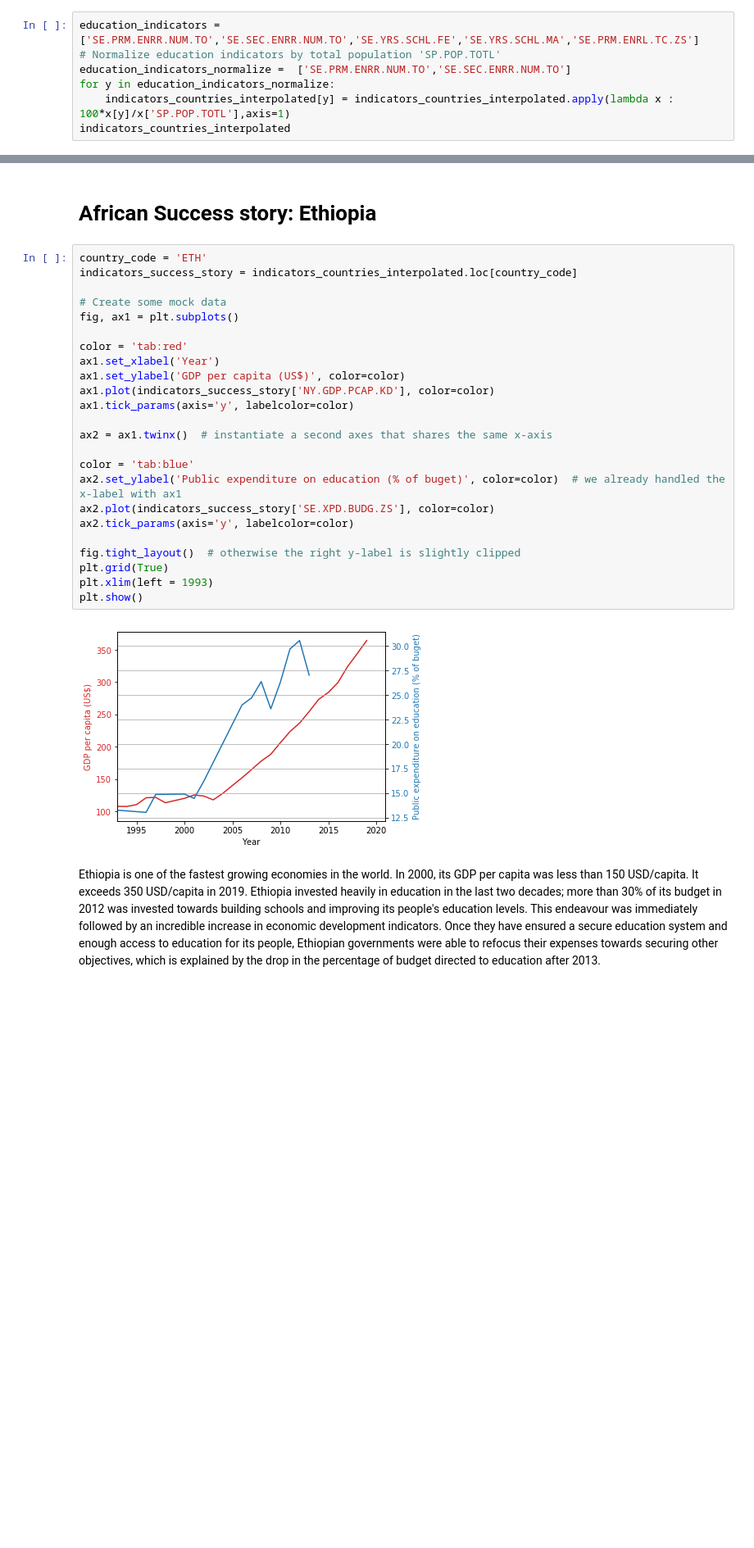
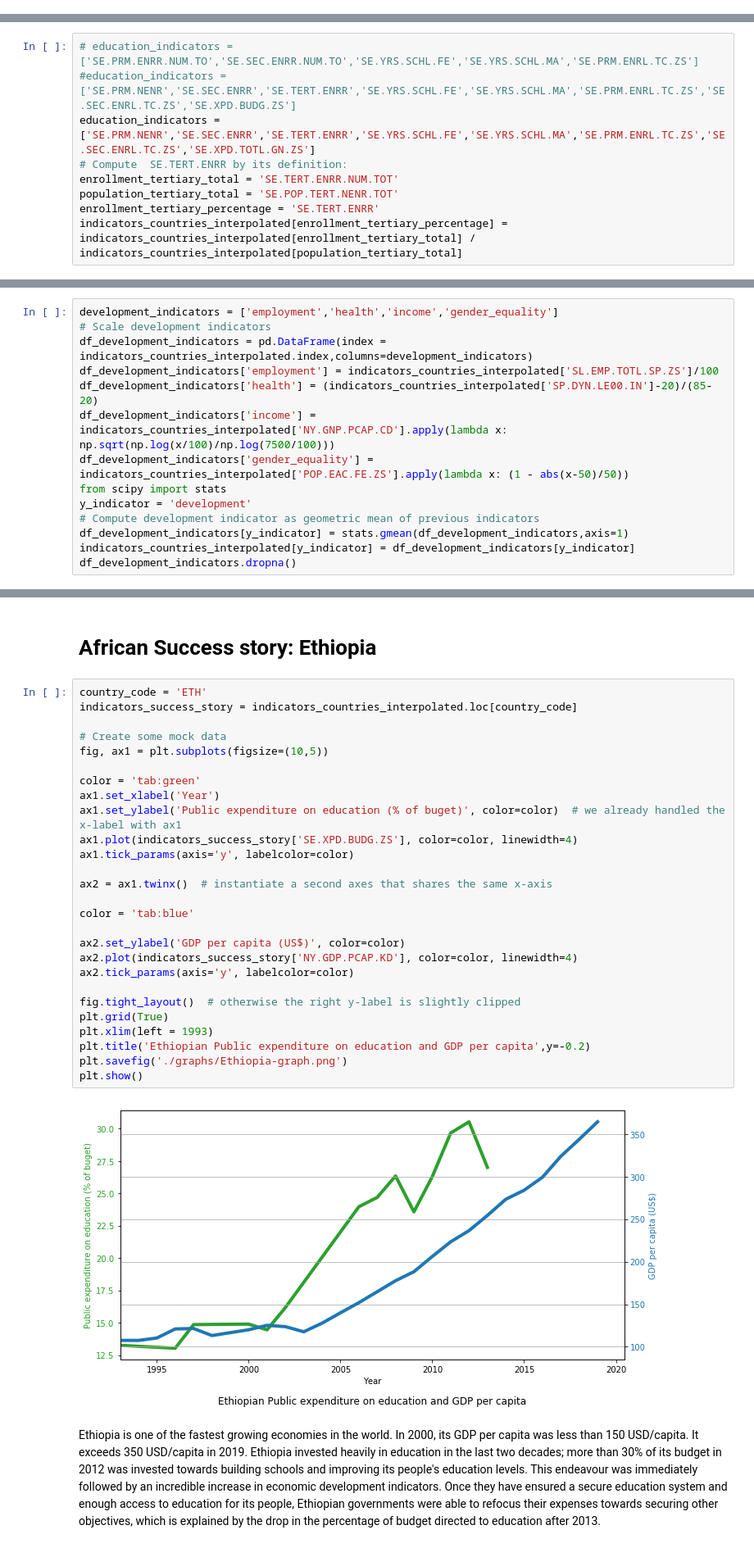
Before and after one commit to GhaliAmir/Education-In-Africa, a Jupyter notebook: Project.ipynb, the cells around one changed output, grey strips where cells are left out. Shown at 82% size. Saved outputs shown, nothing was run; the diff lists cells and outputs as text; blank space fills up the shorter version.

```diff
--- a/Project.ipynb
+++ b/Project.ipynb
@@ -850,7 +828,0 @@ and we normalized the total primary and secondary enrollment indicators with ref
-# %%
-education_indicators = ['SE.PRM.ENRR.NUM.TO','SE.SEC.ENRR.NUM.TO','SE.YRS.SCHL.FE','SE.YRS.SCHL.MA','SE.PRM.ENRL.TC.ZS']
-# Normalize education indicators by total population 'SP.POP.TOTL'
-education_indicators_normalize =  ['SE.PRM.ENRR.NUM.TO','SE.SEC.ENRR.NUM.TO']
-for y in education_indicators_normalize:
-    indicators_countries_interpolated[y] = indicators_countries_interpolated.apply(lambda x : 100*x[y]/x['SP.POP.TOTL'],axis=1)
-indicators_countries_interpolated
@@ -872,3 +848,12 @@ indicators_countries_interpolated
+# %%
+# education_indicators = ['SE.PRM.ENRR.NUM.TO','SE.SEC.ENRR.NUM.TO','SE.YRS.SCHL.FE','SE.YRS.SCHL.MA','SE.PRM.ENRL.TC.ZS']
+#education_indicators = ['SE.PRM.NENR','SE.SEC.ENRR','SE.TERT.ENRR','SE.YRS.SCHL.FE','SE.YRS.SCHL.MA','SE.PRM.ENRL.TC.ZS','SE.SEC.ENRL.TC.ZS','SE.XPD.BUDG.ZS']
+education_indicators = ['SE.PRM.NENR','SE.SEC.ENRR','SE.TERT.ENRR','SE.YRS.SCHL.FE','SE.YRS.SCHL.MA','SE.PRM.ENRL.TC.ZS','SE.SEC.ENRL.TC.ZS','SE.XPD.TOTL.GN.ZS']
+# Compute  SE.TERT.ENRR by its definition:
+enrollment_tertiary_total = 'SE.TERT.ENRR.NUM.TOT'
+population_tertiary_total = 'SE.POP.TERT.NENR.TOT'
+enrollment_tertiary_percentage = 'SE.TERT.ENRR'
+indicators_countries_interpolated[enrollment_tertiary_percentage] = indicators_countries_interpolated[enrollment_tertiary_total] / indicators_countries_interpolated[population_tertiary_total]
 # %%
 # compare number of occurence for indicators before and after interpolation
 ind_by_occurence_interpolated = pd.DataFrame(indicators_countries_interpolated.notna().sum(),columns=['Occurence_after_interpolation']).reset_index()
@@ -893,0 +889,14 @@ ind_by_occurence_trimmed.to_csv('./data/Indicators_not_nan.csv', sep='\t')
+# %%
+development_indicators = ['employment','health','income','gender_equality']
+# Scale development indicators
+df_development_indicators = pd.DataFrame(index = indicators_countries_interpolated.index,columns=development_indicators)
+df_development_indicators['employment'] = indicators_countries_interpolated['SL.EMP.TOTL.SP.ZS']/100
+df_development_indicators['health'] = (indicators_countries_interpolated['SP.DYN.LE00.IN']-20)/(85-20)
+df_development_indicators['income'] = indicators_countries_interpolated['NY.GNP.PCAP.CD'].apply(lambda x: np.sqrt(np.log(x/100)/np.log(7500/100)))
+df_development_indicators['gender_equality'] = indicators_countries_interpolated['POP.EAC.FE.ZS'].apply(lambda x: (1 - abs(x-50)/50))
+from scipy import stats
+y_indicator = 'development'
+# Compute development indicator as geometric mean of previous indicators
+df_development_indicators[y_indicator] = stats.gmean(df_development_indicators,axis=1)
+indicators_countries_interpolated[y_indicator] = df_development_indicators[y_indicator]
+df_development_indicators.dropna()
@@ -1042,29 +1076,32 @@ m_afr_y_pred
 # %%
 country_code = 'ETH'
 indicators_success_story = indicators_countries_interpolated.loc[country_code]
 
 # Create some mock data
-fig, ax1 = plt.subplots()
+fig, ax1 = plt.subplots(figsize=(10,5))
 
-color = 'tab:red'
+color = 'tab:green'
 ax1.set_xlabel('Year')
-ax1.set_ylabel('GDP per capita (US$)', color=color)
-ax1.plot(indicators_success_story['NY.GDP.PCAP.KD'], color=color)
+ax1.set_ylabel('Public expenditure on education (% of buget)', color=color)  # we already handled the x-label with ax1
+ax1.plot(indicators_success_story['SE.XPD.BUDG.ZS'], color=color, linewidth=4)
 ax1.tick_params(axis='y', labelcolor=color)
 
 ax2 = ax1.twinx()  # instantiate a second axes that shares the same x-axis
 
 color = 'tab:blue'
-ax2.set_ylabel('Public expenditure on education (% of buget)', color=color)  # we already handled the x-label with ax1
-ax2.plot(indicators_success_story['SE.XPD.BUDG.ZS'], color=color)
+
+ax2.set_ylabel('GDP per capita (US$)', color=color)
+ax2.plot(indicators_success_story['NY.GDP.PCAP.KD'], color=color, linewidth=4)
 ax2.tick_params(axis='y', labelcolor=color)
 
 fig.tight_layout()  # otherwise the right y-label is slightly clipped
 plt.grid(True)
 plt.xlim(left = 1993)
+plt.title('Ethiopian Public expenditure on education and GDP per capita',y=-0.2)
+plt.savefig('./graphs/Ethiopia-graph.png')
 plt.show()
 # %% [output]
-[figure, old version]
+[figure, new version]
 # %% [markdown]
 Ethiopia is one of the fastest growing economies in the world. In 2000, its GDP per capita was less than 150 USD/capita. It exceeds 350 USD/capita in 2019.
 Ethiopia invested heavily in education in the last two decades; more than 30% of its budget in 2012 was invested towards building schools and improving its people's education levels. This endeavour was immediately followed by an incredible increase in economic development indicators. Once they have ensured a secure education system and enough access to education for its people, Ethiopian governments were able to refocus their expenses towards securing other objectives, which is explained by the drop in the percentage of budget directed to education after 2013.
```
Also changed, not shown: parts of 47 cells of this notebook.
